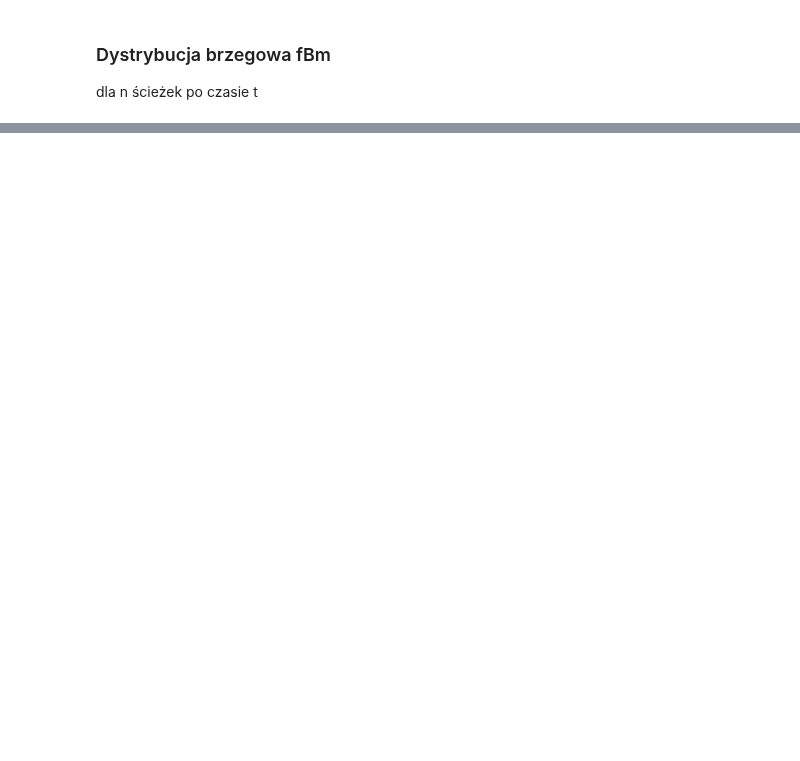
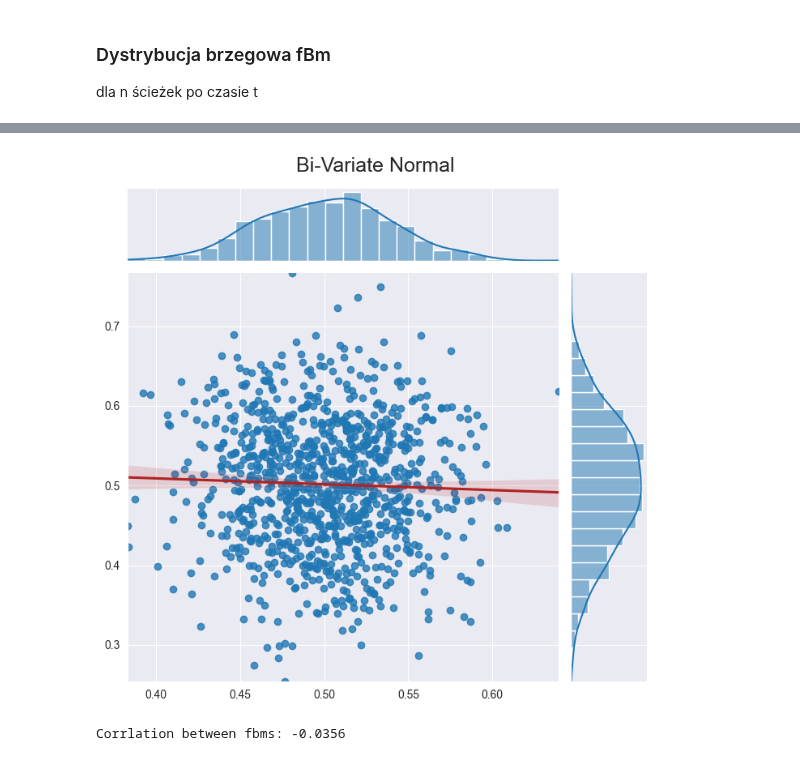
Before and after one commit to D3BINSKI/fraktale-projekt-2, a Jupyter notebook: dystrybucja_normalna_fBm.ipynb, the cells around one changed output, grey strips where cells are left out. Saved outputs shown, nothing was run; the diff lists cells and outputs as text; code cells hidden in the pictures; blank space fills up the shorter version.

```diff
--- a/dystrybucja_normalna_fBm.ipynb
+++ b/dystrybucja_normalna_fBm.ipynb
@@ -87,0 +100,13 @@ plt.show()
+# %%
+from scipy.stats import norm
+import plotly.express as px
+import pandas as pd
+
+unif_1 = norm.cdf(fbm_values_at_time1)
+unif_2 = norm.cdf(fbm_values_at_time2)
+norm_data = pd.concat([pd.DataFrame(unif_1), pd.DataFrame(unif_2)], axis=1)
+norm_data.columns = ['X', 'Y']
+norm_data.corr()
+
+fig = px.scatter(norm_data, x = 'X', y='Y', width=700, height=500, trendline='ols', trendline_color_override='DeepPink', marginal_x='histogram', marginal_y='histogram', title='Bi-Variate Normal')
+fig.show()
@@ -87,0 +115,18 @@ plt.show()
+# %%
+import seaborn as sns
+
+joint_plot_height = 7
+joint_grid = sns.jointplot(x=unif_1, y=unif_2, kind="reg", height=joint_plot_height, xlim=(unif_1.min(), unif_1.max()), ylim=(unif_2.min(), unif_2.max()),
+                           joint_kws={"line_kws": {"color": "firebrick"}})
+
+plt.suptitle("Bi-Variate Normal", fontsize=18)
+plt.tight_layout()
+# %% [output]
+[figure, added]
+# %%
+import numpy as np
+
+correlation_coefficient = np.corrcoef([fbm_values_at_time1, fbm_values_at_time2])[0, -1]
+print(f"Corrlation between fbms: {correlation_coefficient:.4f}")
+# %% [output]
+Corrlation between fbms: -0.0356
```
Also changed, not shown: parts of 4 cells of this notebook.
